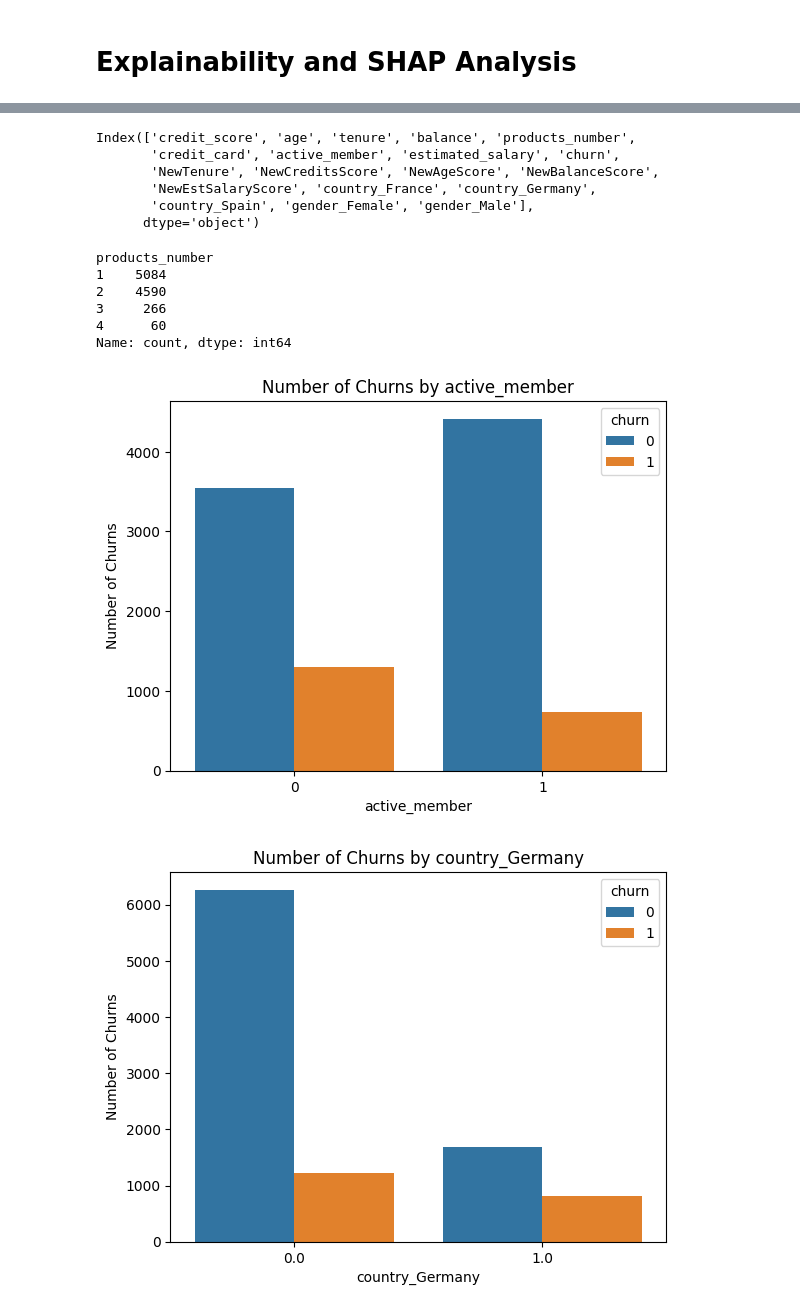
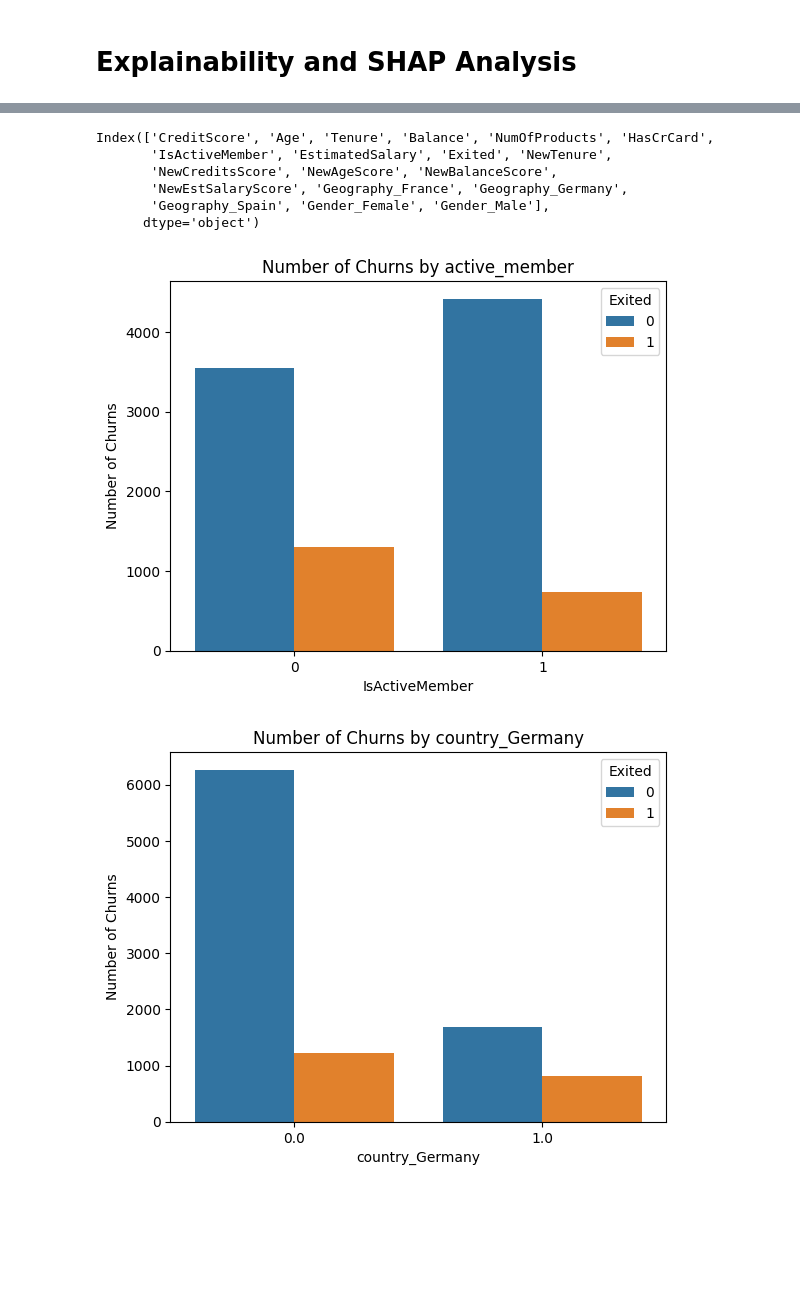
Before and after one commit to tnsonlahh/-DSEB-64A-Group-10_Customer-Churn-Prediction-, a Jupyter notebook: ChurnOneBank_Model.ipynb, the cells around one changed output, grey strips where cells are left out. Drawn from its saved outputs; the diff is of its cells as text; code cells hidden in the pictures; blank space fills up the shorter version.

```diff
--- a/ChurnOneBank_Model.ipynb
+++ b/ChurnOneBank_Model.ipynb
@@ -1,5 +1,5 @@
 # %%
 import pandas as pd
-df = pd.read_csv('cleaned_data_kg.csv')
+df = pd.read_csv('cleaned_data_kg3.csv')
 df
 # %% [output]
@@ -194,29 +201,20 @@ shap.summary_plot(shap_values_class_1, x_test, plot_type="dot", title="SHAP Summ
 # %%
 df.columns
 # %% [output]
-Index(['credit_score', 'age', 'tenure', 'balance', 'products_number',
-       'credit_card', 'active_member', 'estimated_salary', 'churn',
-       'NewTenure', 'NewCreditsScore', 'NewAgeScore', 'NewBalanceScore',
-       'NewEstSalaryScore', 'country_France', 'country_Germany',
-       'country_Spain', 'gender_Female', 'gender_Male'],
+Index(['CreditScore', 'Age', 'Tenure', 'Balance', 'NumOfProducts', 'HasCrCard',
+       'IsActiveMember', 'EstimatedSalary', 'Exited', 'NewTenure',
+       'NewCreditsScore', 'NewAgeScore', 'NewBalanceScore',
+       'NewEstSalaryScore', 'Geography_France', 'Geography_Germany',
+       'Geography_Spain', 'Gender_Female', 'Gender_Male'],
       dtype='object')
-# %%
-df['products_number'].value_counts()
-# %% [output]
-products_number
-1    5084
-2    4590
-3     266
-4      60
-Name: count, dtype: int64
 # %%
 # Plot the data
-sns.countplot(data=df, x='active_member', hue='churn')
-plt.xlabel('active_member')
+sns.countplot(data=df, x='IsActiveMember', hue='Exited')
+plt.xlabel('IsActiveMember')
 plt.ylabel('Number of Churns')
 plt.title('Number of Churns by active_member')
 plt.show()
 # %% [output]
-[figure, old version]
+[figure, new version]
 # %%
 # Plot the data
```
Also changed, not shown: parts of 17 cells of this notebook, 7 other files.
